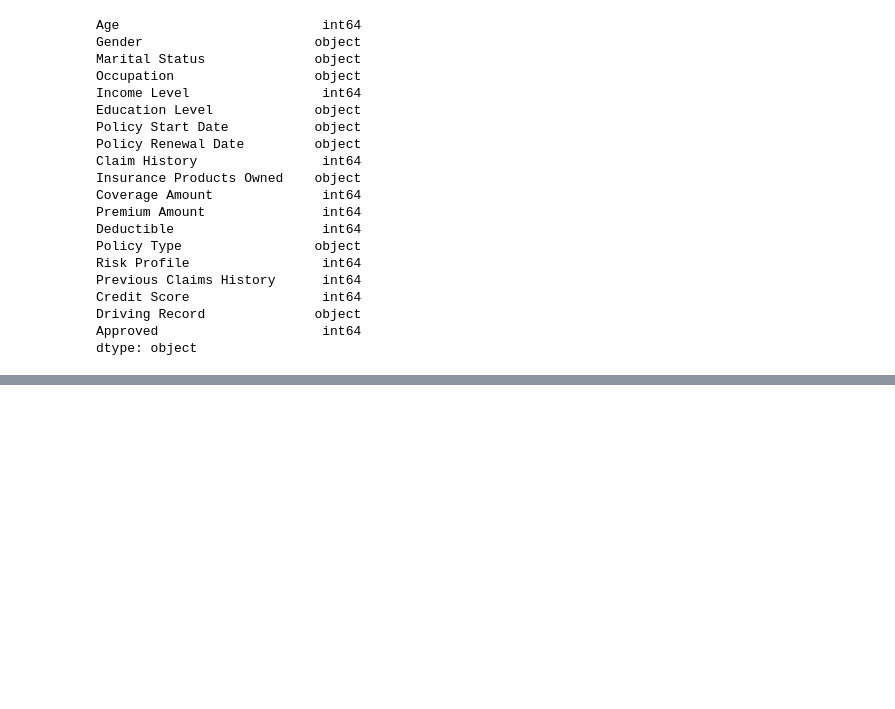
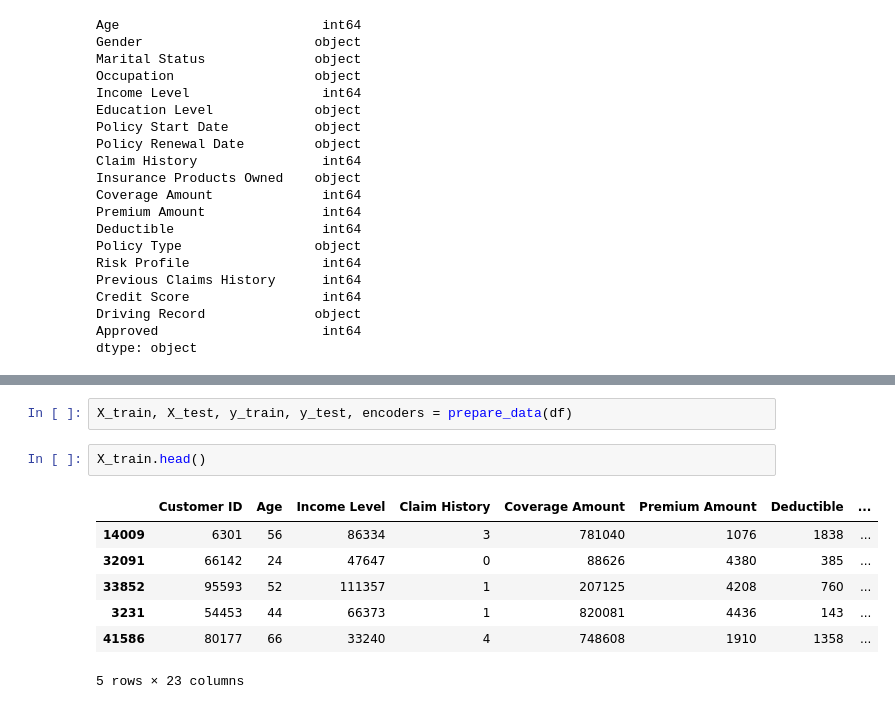
Before and after one commit to EOsamau/Claim-Approval-ML-with-LLM-Simulation, a Jupyter notebook: data-exp.ipynb, the cells around one changed output, grey strips where cells are left out. Saved outputs shown, nothing was run; the diff lists cells and outputs as text; blank space fills up the shorter version.

```diff
--- a/data-exp.ipynb
+++ b/data-exp.ipynb
@@ -175,0 +232,12 @@ ImportError: dlopen(/opt/anaconda3/lib/python3.11/site-packages/scipy/sparse/lin
+# %%
+X_train, X_test, y_train, y_test, encoders = prepare_data(df)
+# %%
+X_train.head()
+# %% [output]
+|  | Customer ID | Age | Income Level | Claim History | Coverage Amount | Premium Amount | Deductible | ... |
+| 14009 | 6301 | 56 | 86334 | 3 | 781040 | 1076 | 1838 | ... |
+| 32091 | 66142 | 24 | 47647 | 0 | 88626 | 4380 | 385 | ... |
+| 33852 | 95593 | 52 | 111357 | 1 | 207125 | 4208 | 760 | ... |
+| 3231 | 54453 | 44 | 66373 | 1 | 820081 | 4436 | 143 | ... |
+| 41586 | 80177 | 66 | 33240 | 4 | 748608 | 1910 | 1358 | ... |
+5 rows × 23 columns
```
Also changed, not shown: parts of 9 cells of this notebook.
